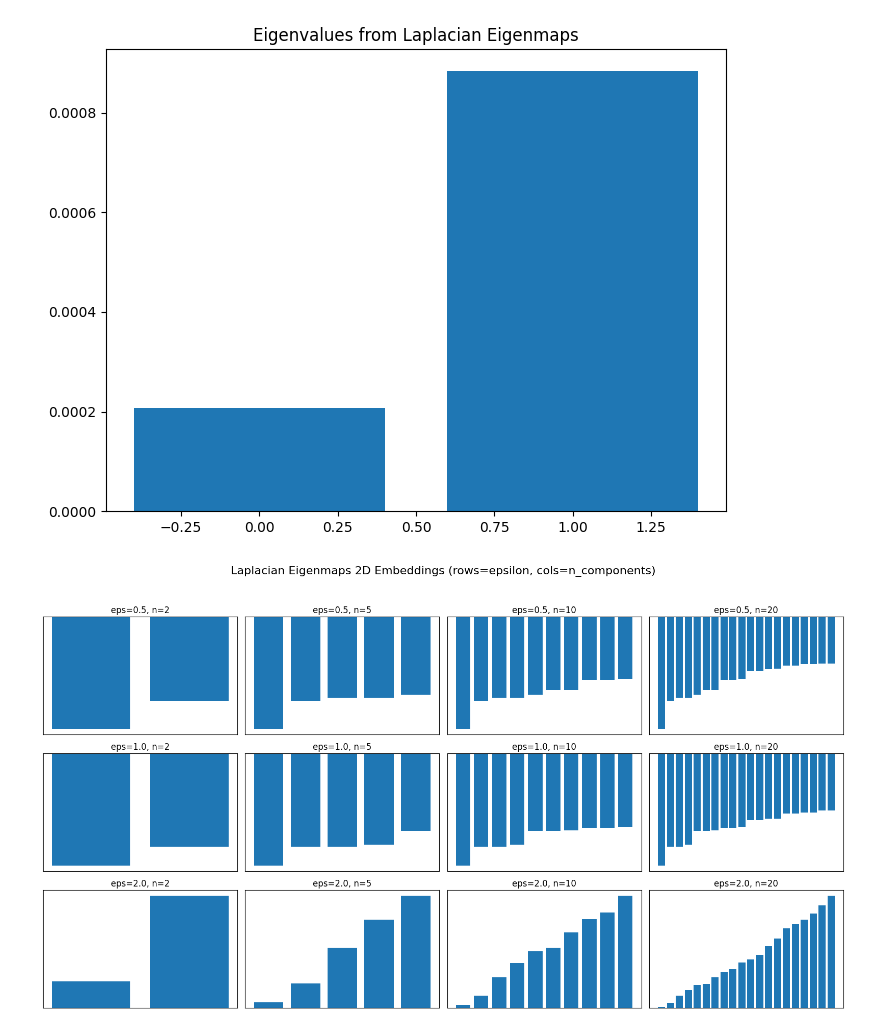
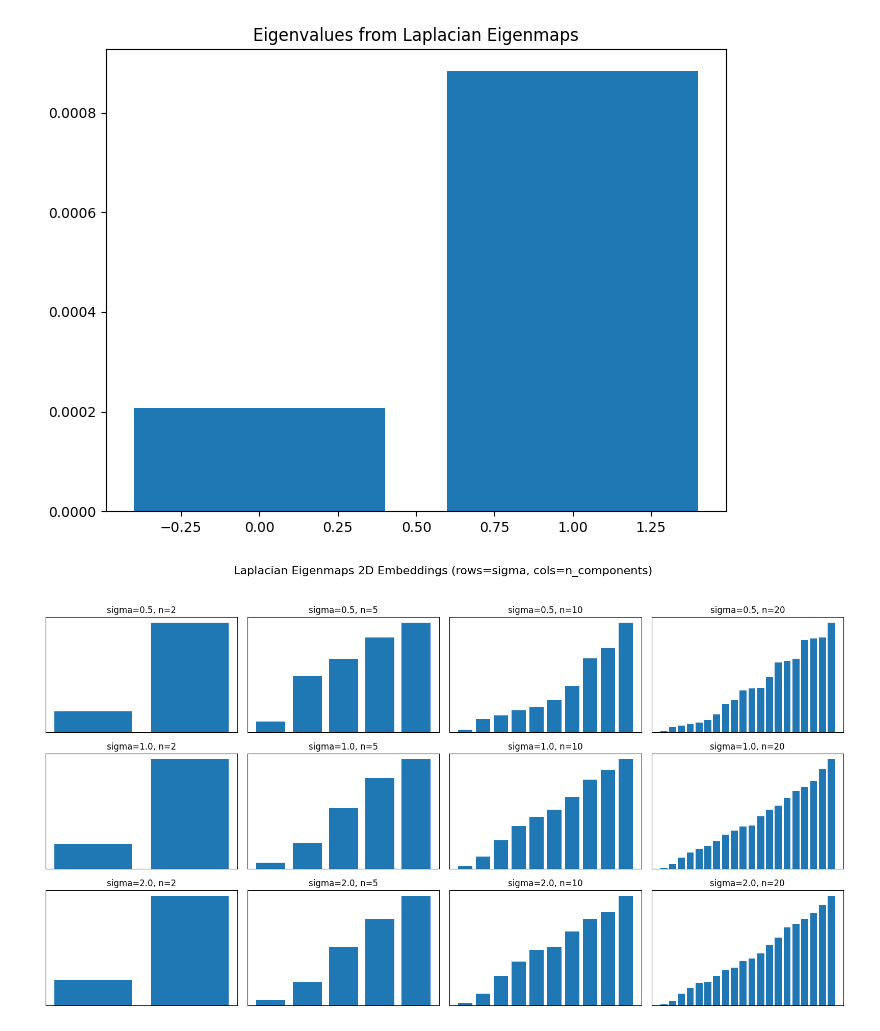
Before and after one commit to shadyalattarr/Data-Mining-Assignments, a Jupyter notebook: Lab 2/lab_2.ipynb, the cells around one changed output. Cells and saved outputs as stored; diff of their text form; code cells hidden in the pictures.

```diff
--- a/Lab 2/lab_2.ipynb
+++ b/Lab 2/lab_2.ipynb
@@ -260,5 +266,5 @@ Text(0.5, 1.0, 'Eigenvalues from Laplacian Eigenmaps')
 # %%
-laplacian_x, laplacian_eigenvalues = laplacian_eigenmaps(X, n_components=2, epsilon=2.0)
+laplacian_x, laplacian_eigenvalues = laplacian_eigenmaps(X, n_components=2, sigma=2.0)
 
 plt.figure(figsize=(8, 6))
 plt.scatter(laplacian_x[:, 0], laplacian_x[:, 1], c=y, cmap='bwr', alpha=0.7, s=20)
@@ -272,27 +278,27 @@ Text(0.5, 1.0, 'Eigenvalues from Laplacian Eigenmaps')
 [figure]
 [figure]
 # %%
-# Plot a grid of 2D embeddings (rows=epsilon values, cols=n_components)
-epsilons = [0.5, 1.0, 2.0]
+# Plot a grid of 2D embeddings (rows=sigma values, cols=n_components)
+sigmas = [0.5, 1.0, 2.0]
 n_components_list = [2, 5, 10, 20]
 
 fig, axes = plt.subplots(
-    nrows=len(epsilons), ncols=len(n_components_list),
-    figsize=(4 * len(n_components_list), 3 * len(epsilons)),
+    nrows=len(sigmas), ncols=len(n_components_list),
+    figsize=(4 * len(n_components_list), 3 * len(sigmas)),
     squeeze=False
 )
-fig.suptitle("Laplacian Eigenmaps 2D Embeddings (rows=epsilon, cols=n_components)", fontsize=16)
+fig.suptitle("Laplacian Eigenmaps 2D Embeddings (rows=sigma, cols=n_components)", fontsize=16)
 
-for i, eps in enumerate(epsilons):
+for i, sigma in enumerate(sigmas):
     for j, n_comp in enumerate(n_components_list):
-        laplacian_x, laplacian_eigenvalues = laplacian_eigenmaps(X, n_components=n_comp, epsilon=eps)
+        laplacian_x, laplacian_eigenvalues = laplacian_eigenmaps(X, n_components=n_comp, sigma=sigma)
         ax = axes[i][j]
         ax.bar(range(len(laplacian_eigenvalues)), laplacian_eigenvalues)
-        ax.set_title(f"eps={eps}, n={n_comp}")
+        ax.set_title(f"sigma={sigma}, n={n_comp}")
         ax.set_xticks([])
         ax.set_yticks([])
 
 plt.tight_layout(rect=[0, 0, 1, 0.95])
 plt.show()
 # %% [output]
-[figure, old version]
+[figure, new version]
```
Also changed, not shown: parts of 4 cells of this notebook.
